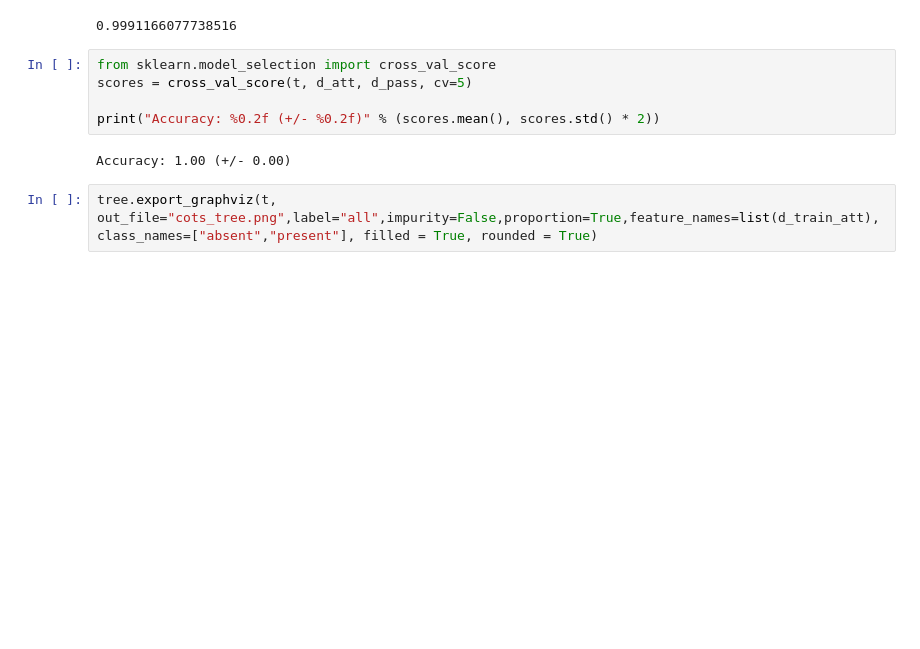
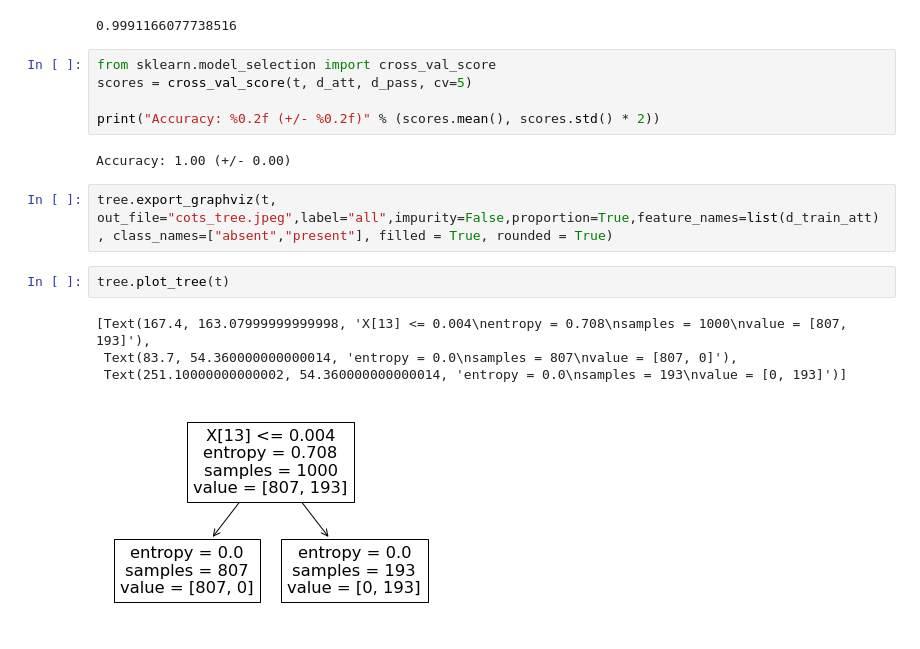
Before and after one commit to kluless13/py-data, a Jupyter notebook: COTS.ipynb, the cells around one changed output. Cells and saved outputs as stored; diff of their text form; blank space fills up the shorter version.

```diff
--- a/COTS.ipynb
+++ b/COTS.ipynb
@@ -66,4 +66,11 @@ print("Accuracy: %0.2f (+/- %0.2f)" % (scores.mean(), scores.std() * 2))
 # %% [output]
 Accuracy: 1.00 (+/- 0.00)
 # %%
-tree.export_graphviz(t, out_file="cots_tree.png",label="all",impurity=False,proportion=True,feature_names=list(d_train_att), class_names=["absent","present"], filled = True, rounded = True)
+tree.export_graphviz(t, out_file="cots_tree.jpeg",label="all",impurity=False,proportion=True,feature_names=list(d_train_att), class_names=["absent","present"], filled = True, rounded = True)
+# %%
+tree.plot_tree(t)
+# %% [output]
+[Text(167.4, 163.07999999999998, 'X[13] <= 0.004\nentropy = 0.708\nsamples = 1000\nvalue = [807, 193]'),
+ Text(83.7, 54.360000000000014, 'entropy = 0.0\nsamples = 807\nvalue = [807, 0]'),
+ Text(251.10000000000002, 54.360000000000014, 'entropy = 0.0\nsamples = 193\nvalue = [0, 193]')]
+[figure, added]
```
Also changed, not shown: parts of 1 cell of this notebook.
